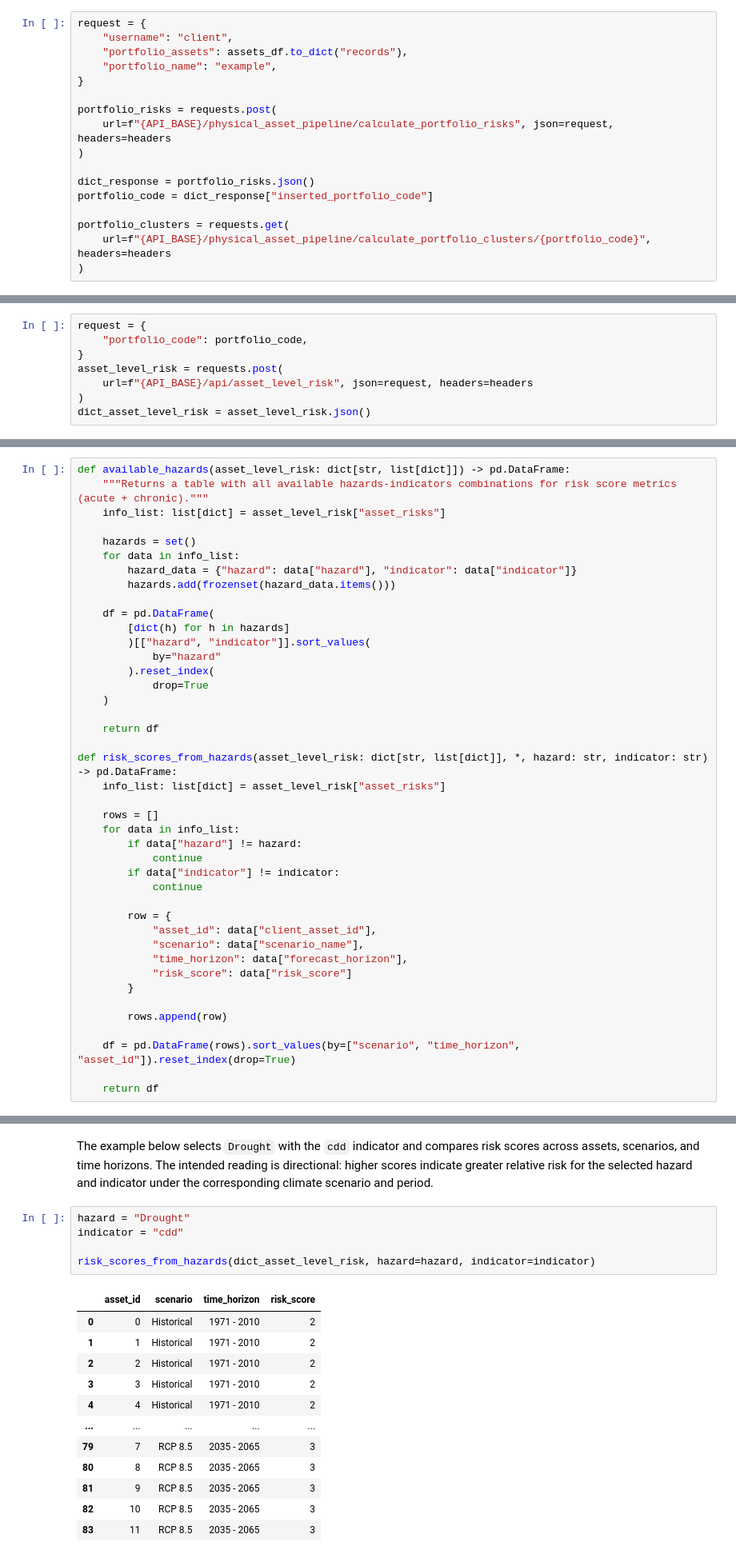
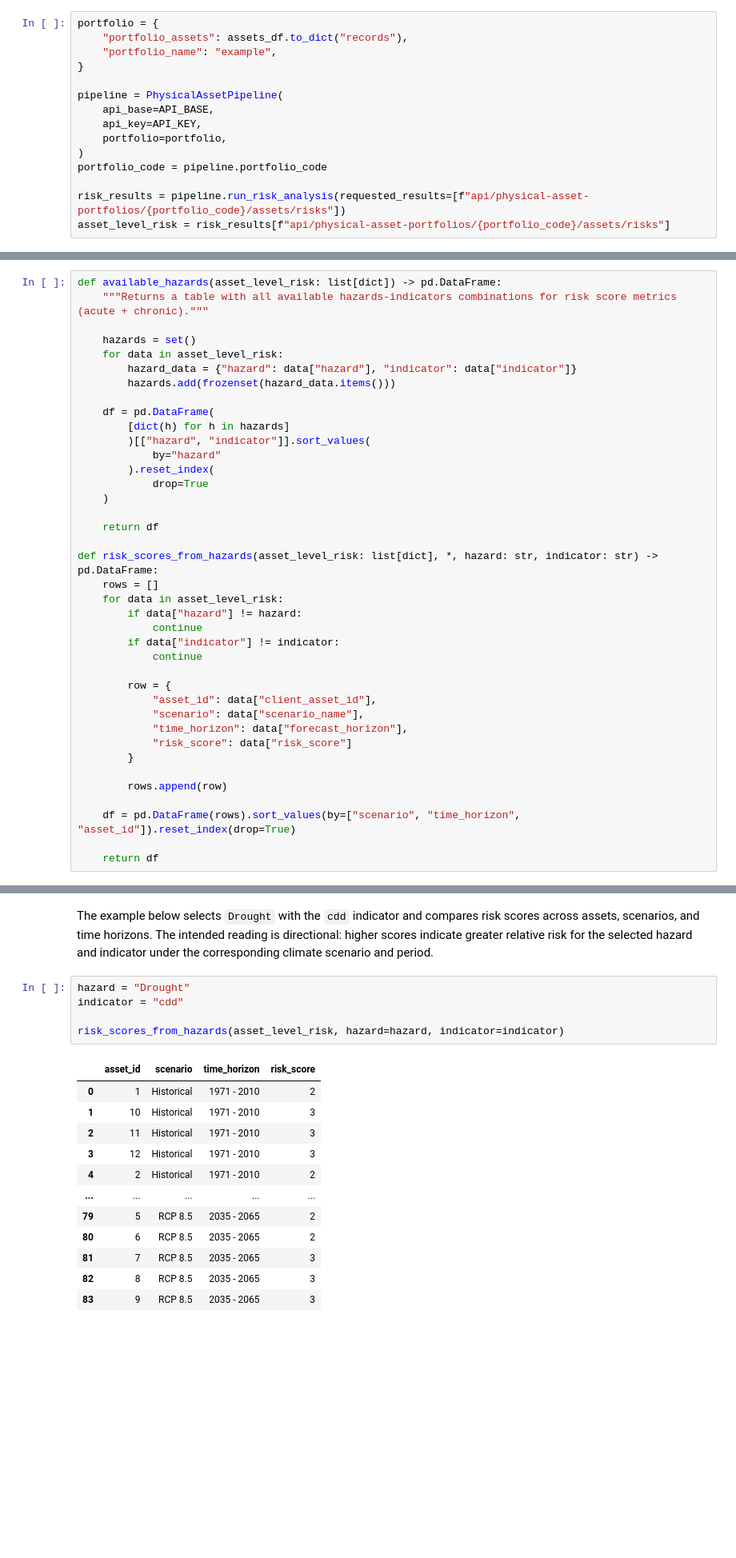
Before and after one commit to Alpha-Klima/alpha-klima-notebooks, a Jupyter notebook: notebooks/RealEstateExercise.ipynb, the cells around one changed output, grey strips where cells are left out. Shown at 80% size. Cells and saved outputs as stored; diff of their text form; blank space fills up the shorter version.

```diff
--- a/notebooks/RealEstateExercise.ipynb
+++ b/notebooks/RealEstateExercise.ipynb
@@ -126,22 +75,20 @@ The following cluster calculation endpoint is also triggered immediately after r
 
 > WARNING: This request may take a few minutes to be processed.
 # %%
-request = {
-    "username": "client",
+portfolio = {
     "portfolio_assets": assets_df.to_dict("records"),
     "portfolio_name": "example",
 }
 
-portfolio_risks = requests.post(
-    url=f"{API_BASE}/physical_asset_pipeline/calculate_portfolio_risks", json=request, headers=headers
+pipeline = PhysicalAssetPipeline(
+    api_base=API_BASE,
+    api_key=API_KEY,
+    portfolio=portfolio,
 )
+portfolio_code = pipeline.portfolio_code
 
-dict_response = portfolio_risks.json()
-portfolio_code = dict_response["inserted_portfolio_code"]
-
-portfolio_clusters = requests.get(
-    url=f"{API_BASE}/physical_asset_pipeline/calculate_portfolio_clusters/{portfolio_code}", headers=headers
-)
+risk_results = pipeline.run_risk_analysis(requested_results=[f"api/physical-asset-portfolios/{portfolio_code}/assets/risks"])
+asset_level_risk = risk_results[f"api/physical-asset-portfolios/{portfolio_code}/assets/risks"]
 # %% [markdown]
 ---
 # %% [markdown]
@@ -151,11 +96,3 @@ With the portfolio registered, the notebook requests asset-level risk results. T
-# %%
-request = {
-    "portfolio_code": portfolio_code,
-}
-asset_level_risk = requests.post(
-    url=f"{API_BASE}/api/asset_level_risk", json=request, headers=headers
-)
-dict_asset_level_risk = asset_level_risk.json()
 # %% [markdown]
 Two small helper functions make the raw API response easier to inspect:
 
@@ -164,12 +101,11 @@ Two small helper functions make the raw API response easier to inspect:
 
 This separation is useful because the API response is nested, while the analysis is easier to follow in tabular form.
 # %%
-def available_hazards(asset_level_risk: dict[str, list[dict]]) -> pd.DataFrame:
+def available_hazards(asset_level_risk: list[dict]) -> pd.DataFrame:
     """Returns a table with all available hazards-indicators combinations for risk score metrics (acute + chronic)."""
-    info_list: list[dict] = asset_level_risk["asset_risks"]
 
     hazards = set()
-    for data in info_list:
+    for data in asset_level_risk:
         hazard_data = {"hazard": data["hazard"], "indicator": data["indicator"]}
         hazards.add(frozenset(hazard_data.items()))
 
@@ -183,11 +119,9 @@ def available_hazards(asset_level_risk: dict[str, list[dict]]) -> pd.DataFrame:
 
     return df
 
-def risk_scores_from_hazards(asset_level_risk: dict[str, list[dict]], *, hazard: str, indicator: str) -> pd.DataFrame:
-    info_list: list[dict] = asset_level_risk["asset_risks"]
-
+def risk_scores_from_hazards(asset_level_risk: list[dict], *, hazard: str, indicator: str) -> pd.DataFrame:
     rows = []
-    for data in info_list:
+    for data in asset_level_risk:
         if data["hazard"] != hazard:
             continue
         if data["indicator"] != indicator:
@@ -226,21 +166,21 @@ The example below selects `Drought` with the `cdd` indicator and compares risk s
 # %%
 hazard = "Drought"
 indicator = "cdd"
 
-risk_scores_from_hazards(dict_asset_level_risk, hazard=hazard, indicator=indicator)
+risk_scores_from_hazards(asset_level_risk, hazard=hazard, indicator=indicator)
 # %% [output]
 |  | asset_id | scenario | time_horizon | risk_score |
-| 0 | 0 | Historical | 1971 - 2010 | 2 |
-| 1 | 1 | Historical | 1971 - 2010 | 2 |
-| 2 | 2 | Historical | 1971 - 2010 | 2 |
-| 3 | 3 | Historical | 1971 - 2010 | 2 |
-| 4 | 4 | Historical | 1971 - 2010 | 2 |
+| 0 | 1 | Historical | 1971 - 2010 | 2 |
+| 1 | 10 | Historical | 1971 - 2010 | 3 |
+| 2 | 11 | Historical | 1971 - 2010 | 3 |
+| 3 | 12 | Historical | 1971 - 2010 | 3 |
+| 4 | 2 | Historical | 1971 - 2010 | 2 |
 | ... | ... | ... | ... | ... |
-| 79 | 7 | RCP 8.5 | 2035 - 2065 | 3 |
-| 80 | 8 | RCP 8.5 | 2035 - 2065 | 3 |
-| 81 | 9 | RCP 8.5 | 2035 - 2065 | 3 |
-| 82 | 10 | RCP 8.5 | 2035 - 2065 | 3 |
-| 83 | 11 | RCP 8.5 | 2035 - 2065 | 3 |
+| 79 | 5 | RCP 8.5 | 2035 - 2065 | 2 |
+| 80 | 6 | RCP 8.5 | 2035 - 2065 | 2 |
+| 81 | 7 | RCP 8.5 | 2035 - 2065 | 3 |
+| 82 | 8 | RCP 8.5 | 2035 - 2065 | 3 |
+| 83 | 9 | RCP 8.5 | 2035 - 2065 | 3 |
 84 rows × 4 columns
 # %% [markdown]
 ---
```
Also changed, not shown: parts of 27 cells of this notebook, 10 other files.
